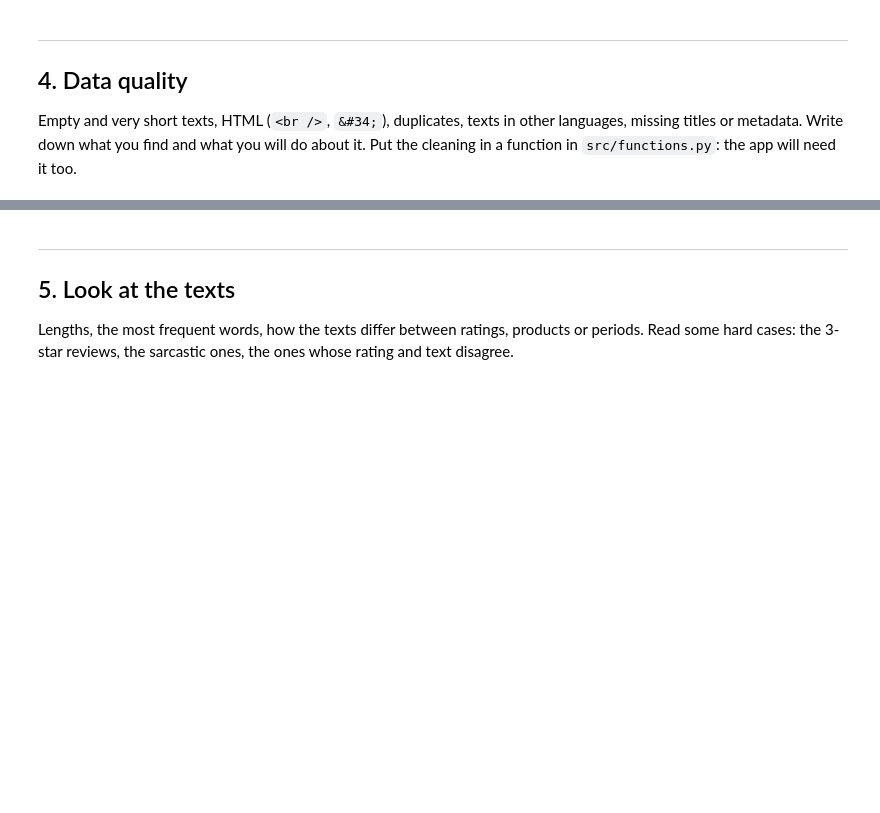
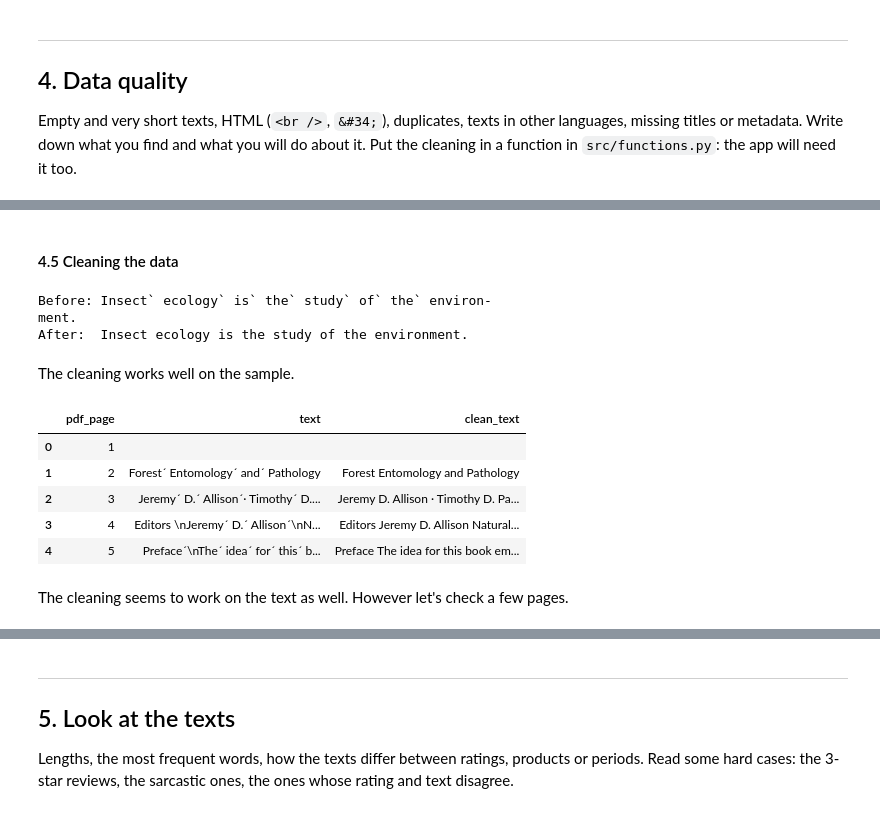
Before and after one commit to zoedoucet/project-3-ai-product, a Jupyter notebook: notebooks/01_framing_and_baseline.ipynb, the cells around one changed output, grey strips where cells are left out. Drawn from its saved outputs; the diff is of its cells as text; code cells hidden in the pictures; blank space fills up the shorter version.

```diff
--- a/notebooks/01_framing_and_baseline.ipynb
+++ b/notebooks/01_framing_and_baseline.ipynb
@@ -54,0 +91,7 @@ Shape, columns, a handful of rows **read in full**. What is one row? For the Ama
+# %%
+# extracting text from a few pages
+for page_number in [0, 10, 50, 100]:
+    text = reader.pages[page_number].extract_text() or ""
+
+    print(f"\n--- PDF page {page_number + 1} ---")
+    print(text[:500])
@@ -54,0 +118,13 @@ Shape, columns, a handful of rows **read in full**. What is one row? For the Ama
+# %%
+pages = []
+
+for i, page in enumerate(reader.pages):
+    text = page.extract_text() or ""
+
+    pages.append({
+        "pdf_page": i + 1,
+        "text": text})
+
+df = pd.DataFrame(pages)
+
+df.head()
@@ -59,0 +345,28 @@ Empty and very short texts, HTML (`<br />`, `&#34;`), duplicates, texts in other
+# %% [markdown]
+#### 4.5 Cleaning the data
+# %%
+# testing the cleaning function on a sample
+sample = "Insect` ecology` is` the` study` of` the` environ-\nment."
+
+print("Before:", sample)
+print("After: ", clean_text(sample))
+# %% [output]
+Before: Insect` ecology` is` the` study` of` the` environ-
+ment.
+After:  Insect ecology is the study of the environment.
+# %% [markdown]
+The cleaning works well on the sample.
+# %%
+# cleaning the text
+df["clean_text"] = df["text"].apply(clean_text)
+
+df[["pdf_page", "text", "clean_text"]].head()
+# %% [output]
+|  | pdf_page | text | clean_text |
+| 0 | 1 |  |  |
+| 1 | 2 | Forest´ Entomology´ and´ Pathology | Forest Entomology and Pathology |
+| 2 | 3 | Jeremy´ D.´ Allison´· Timothy´ D.... | Jeremy D. Allison · Timothy D. Pa... |
+| 3 | 4 | Editors \nJeremy´ D.´ Allison´\nN... | Editors Jeremy D. Allison Natural... |
+| 4 | 5 | Preface´\nThe´ idea´ for´ this´ b... | Preface The idea for this book em... |
+# %% [markdown]
+The cleaning seems to work on the text as well. However let's check a few pages.
```
Also changed, not shown: parts of 40 cells of this notebook.
